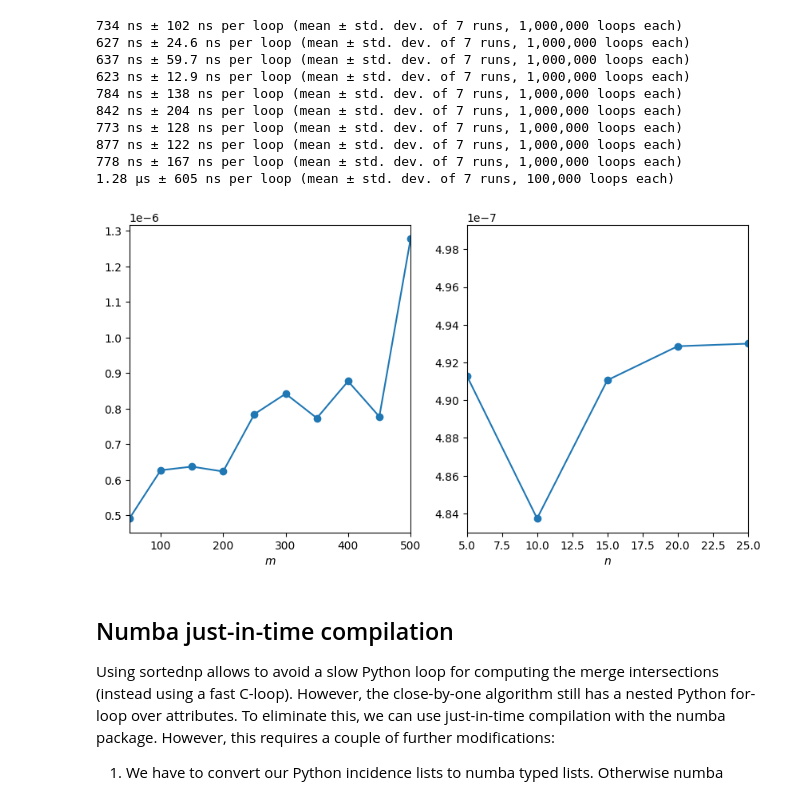
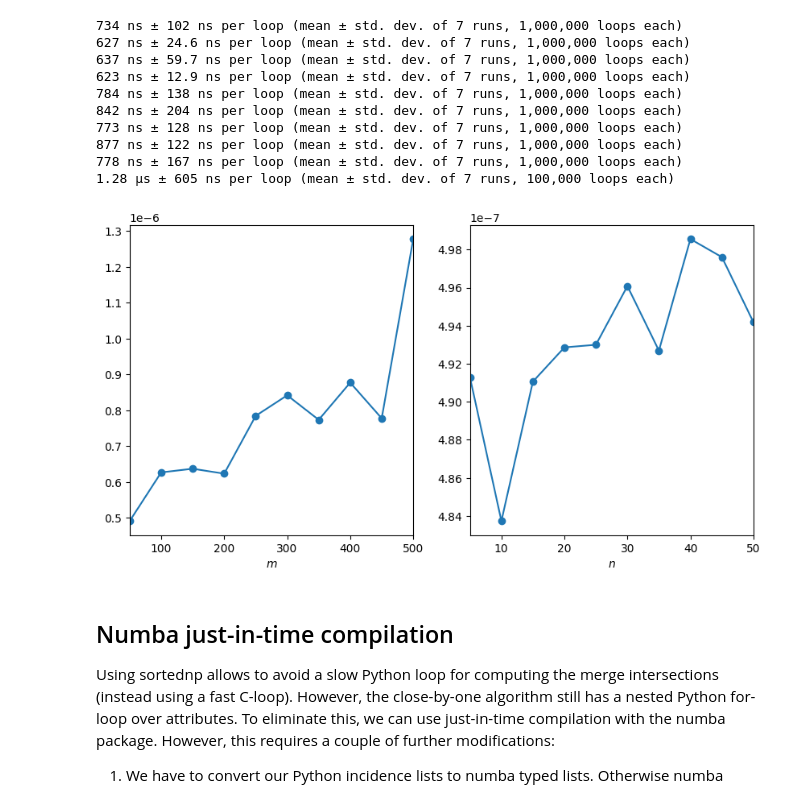
Before and after one commit to marioboley/realkd.py, a Jupyter notebook: numba_testing.ipynb, the cells around one changed output. Drawn from its saved outputs; the diff is of its cells as text; code cells hidden in the pictures.

```diff
--- a/numba_testing.ipynb
+++ b/numba_testing.ipynb
@@ -33,14 +33,14 @@ array([[0, 1, 1, 1, 0],
        [0, 1, 1, 0, 1],
        [0, 0, 0, 0, 1]])
 # %%
-n = np.arange(5, 51, 5)
-m = np.arange(50, 501, 50)
+ns = np.arange(5, 51, 5)
+ms = np.arange(50, 501, 50)
 
 alpha = 0.5
 
 d = {}
-for i in m:
-    for j in n:
+for i in ms:
+    for j in ns:
         X = rand_array((i, j), alpha=alpha)
         y = rand_array((i, 1), alpha=alpha)
         dfX = pd.DataFrame(data=X, index=None, columns=[f'x{i}' for i in range(X.shape[1])])
@@ -58,11 +58,11 @@ def re_fit(data):
 # %%
 t_bm = {}
 
-for i in m:
-    t_bm[(i, n[0])] = %timeit -o re_fit(d[(i, n[0])])
+for i in ms:
+    t_bm[(i, ns[0])] = %timeit -o re_fit(d[(i, ns[0])])
 
-for i in n:
-    t_bm[(m[0], i)] = %timeit -o re_fit(d[(m[0], i)])
+for i in ns:
+    t_bm[(ms[0], i)] = %timeit -o re_fit(d[(ms[0], i)])
 # %% [output]
 734 ns ± 102 ns per loop (mean ± std. dev. of 7 runs, 1,000,000 loops each)
 627 ns ± 24.6 ns per loop (mean ± std. dev. of 7 runs, 1,000,000 loops each)
@@ -77,24 +77,24 @@ for i in n:
 # %%
 import matplotlib.pyplot as plt
 
-t_bm_mean = [t_bm[(i, n[0])].average for i in m]
-t_bm_std = [t_bm[(i, n[0])].stdev for i in m]
+t_bm_mean = [t_bm[(i, ns[0])].average for i in ms]
+t_bm_std = [t_bm[(i, ns[0])].stdev for i in ms]
 plt.subplots(1, 2, figsize=(10, 5))
 plt.subplot(1, 2, 1)
-plt.plot(m, t_bm_mean, marker='o')
-plt.xlim(m[0], m[-1])
+plt.plot(ms, t_bm_mean, marker='o')
+plt.xlim(ms[0], ms[-1])
 plt.xlabel('$m$')
 
 plt.subplot(1, 2, 2)
-t_bm_mean = [t_bm[(m[0], j)].average for j in n]
-t_bm_std = [t_bm[(m[0], j)].stdev for j in n]
-plt.plot(n, t_bm_mean, marker='o')
-plt.xlim(n[0], n[4])
+t_bm_mean = [t_bm[(ms[0], j)].average for j in n]
+t_bm_std = [t_bm[(ms[0], j)].stdev for j in n]
+plt.plot(ns, t_bm_mean, marker='o')
+plt.xlim(ns[0], ns[-1])
 plt.xlabel('$n$')
 
 plt.show()
 # %% [output]
-[figure, old version]
+[figure, new version]
 # %% [markdown]
 ## Numba just-in-time compilation
 
```
Also changed, not shown: parts of 1 cell of this notebook.
